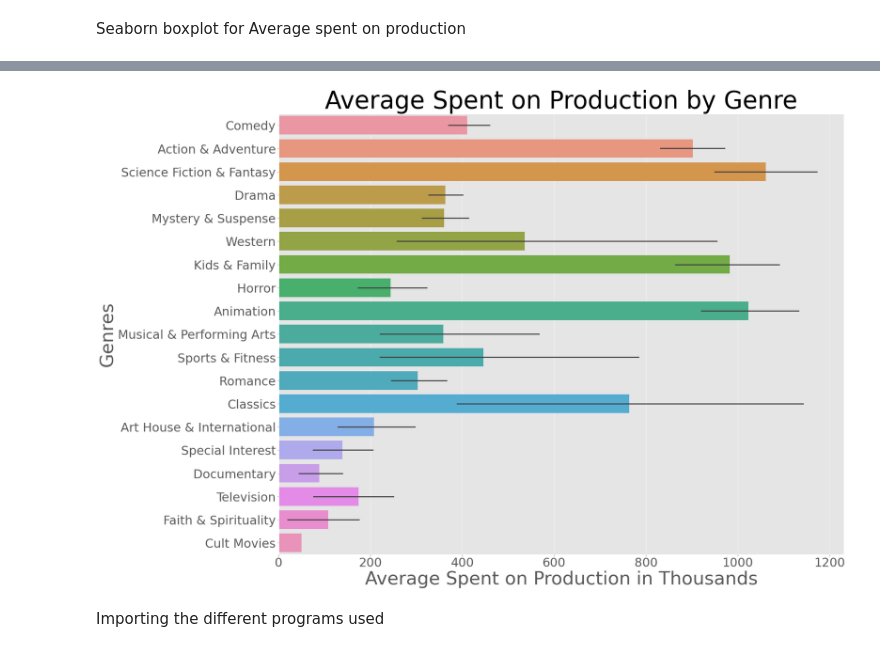
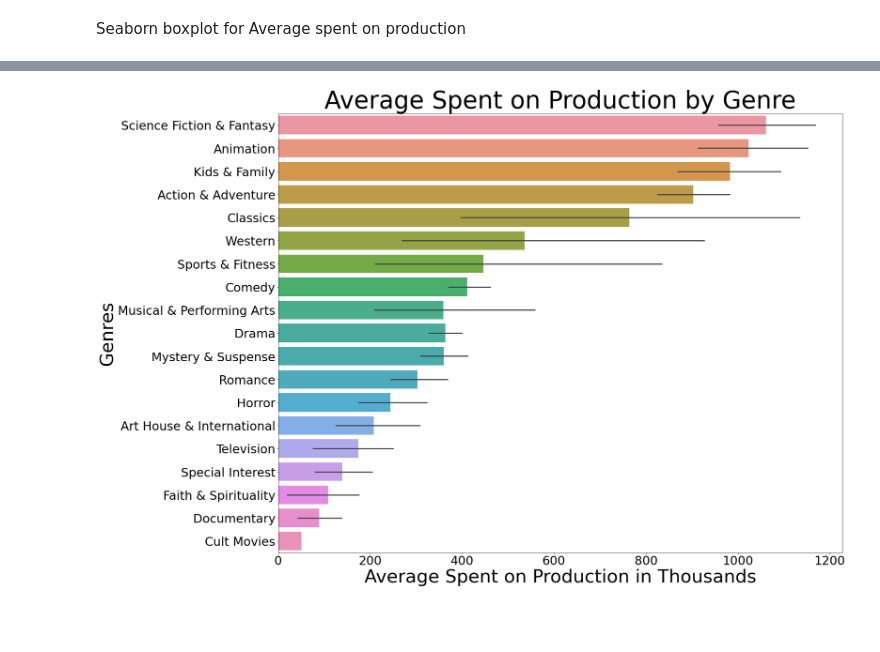
Before and after one commit to richesinrr0/microsoft_movie_analysis, a Jupyter notebook: final_notebook.ipynb, the cells around one changed output, grey strips where cells are left out. Drawn from its saved outputs; the diff is of its cells as text; code cells hidden in the pictures; blank space fills up the shorter version.

```diff
--- a/final_notebook.ipynb
+++ b/final_notebook.ipynb
@@ -455,3 +791,10 @@ ax.set_xlabel('Tomato Meter Rating')
 ax.legend();
 # %% [output]
 [figure]
+# %%
+sns.set_style('darkgrid')
+fig, ax = plt.subplots(figsize=(10,10))
+sns.lineplot(data=df_comedy, x="tomatometer_rating", y="domestic_gross", ax=ax, ci=None, color='lightpink', markers=True).set(title='Average Ratings and Gross Profit per Genre')
+sns.lineplot(data=df_horror, x="tomatometer_rating", y="domestic_gross", ax=ax, ci=None, color='burlywood')
+sns.lineplot(data=df_action_adventure, x="tomatometer_rating", y="domestic_gross", ax=ax, ci=None, color='cornflowerblue')
+ax.legend(['Comedy', 'Horror', 'Action & Adventure']);
@@ -984,3 +1325,6 @@ df_sorted
 Seaborn boxplot for Average spent on production
 # %%
 df_sorted['new_x'] = df_sorted['production_budget'] / 100000
+# %%
+df_sorted['new_x'] = df_sorted['new_x'].sort_values(ascending=False)
+df_sorted['new_x']
@@ -987,18 +1344,18 @@ df_sorted['new_x'] = df_sorted['production_budget'] / 100000
+# %%
+order_list = ['Science Fiction & Fantasy', 'Animation', 'Kids & Family', 'Action & Adventure', 'Classics', 'Western', 'Sports & Fitness', 'Comedy', 'Musical & Performing Arts', 'Drama', 'Mystery & Suspense', 'Romance', 'Horror', 'Art House & International', 'Television', 'Special Interest', 'Faith & Spirituality', 'Documentary', 'Cult Movies']
 # %%
-
 plot_fig_two, plot_two_ax = plt.subplots(figsize=(25, 20))
 
-sns.barplot(x='new_x', y='genres', data=df_sorted)
+sns.barplot(x='new_x', y='genres', data=df_sorted, order=order_list)
 
 plot_two_ax.set_xlabel('Average Spent on Production in Thousands', fontsize=45)
 plot_two_ax.set_ylabel('Genres', fontsize=45)
 plot_two_ax.set_title('Average Spent on Production by Genre', fontsize=60)
 
+
 locs, labels = plt.xticks(fontsize=30)
 locs, labels = plt.yticks(fontsize=30)
 #plt.setp(labels, rotation=90, fontsize=30)
 plt.savefig('average_production.png');
 # %% [output]
-[figure, old version]
+[figure, new version]
-# %% [markdown]
-Importing the different programs used
```
Also changed, not shown: parts of 131 cells of this notebook.
